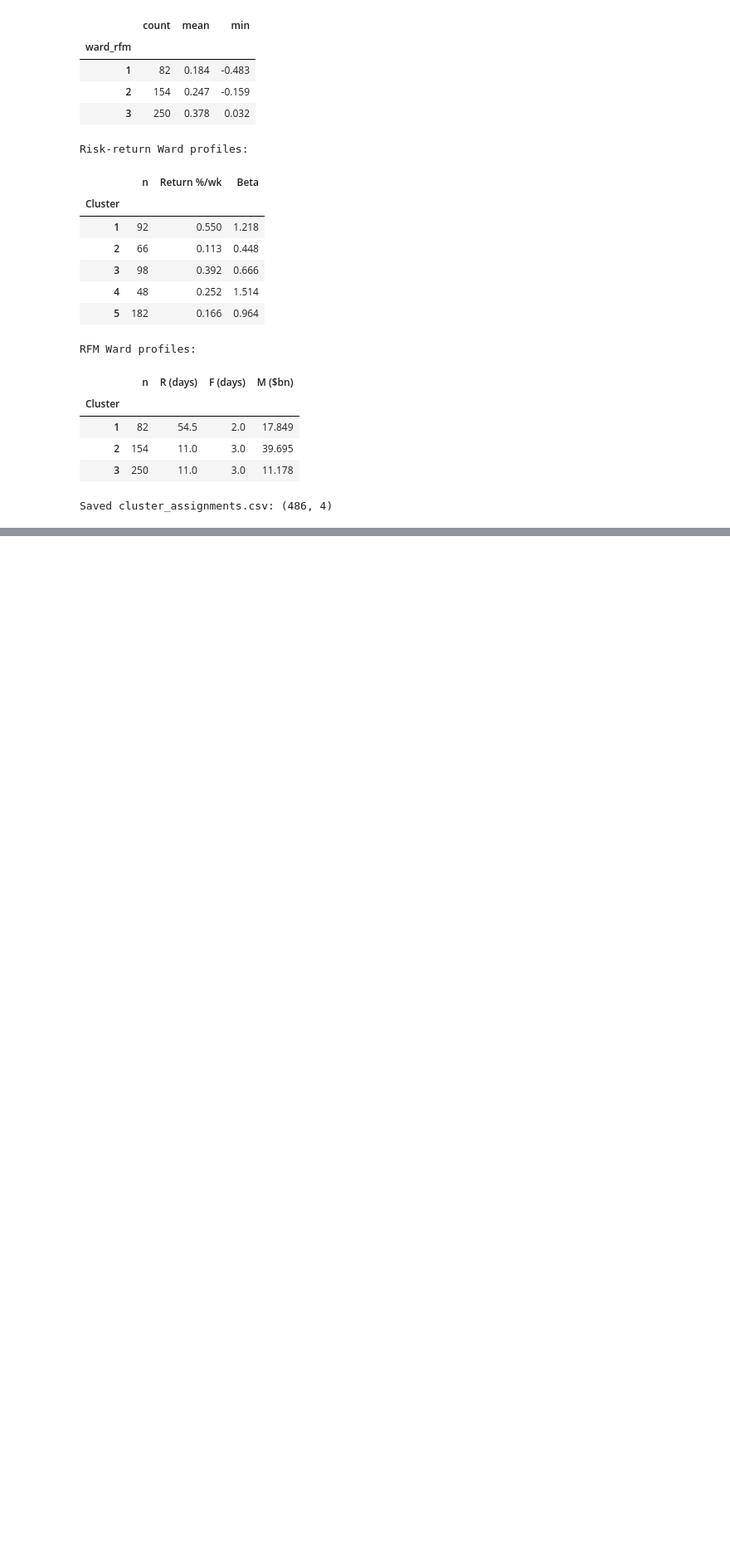
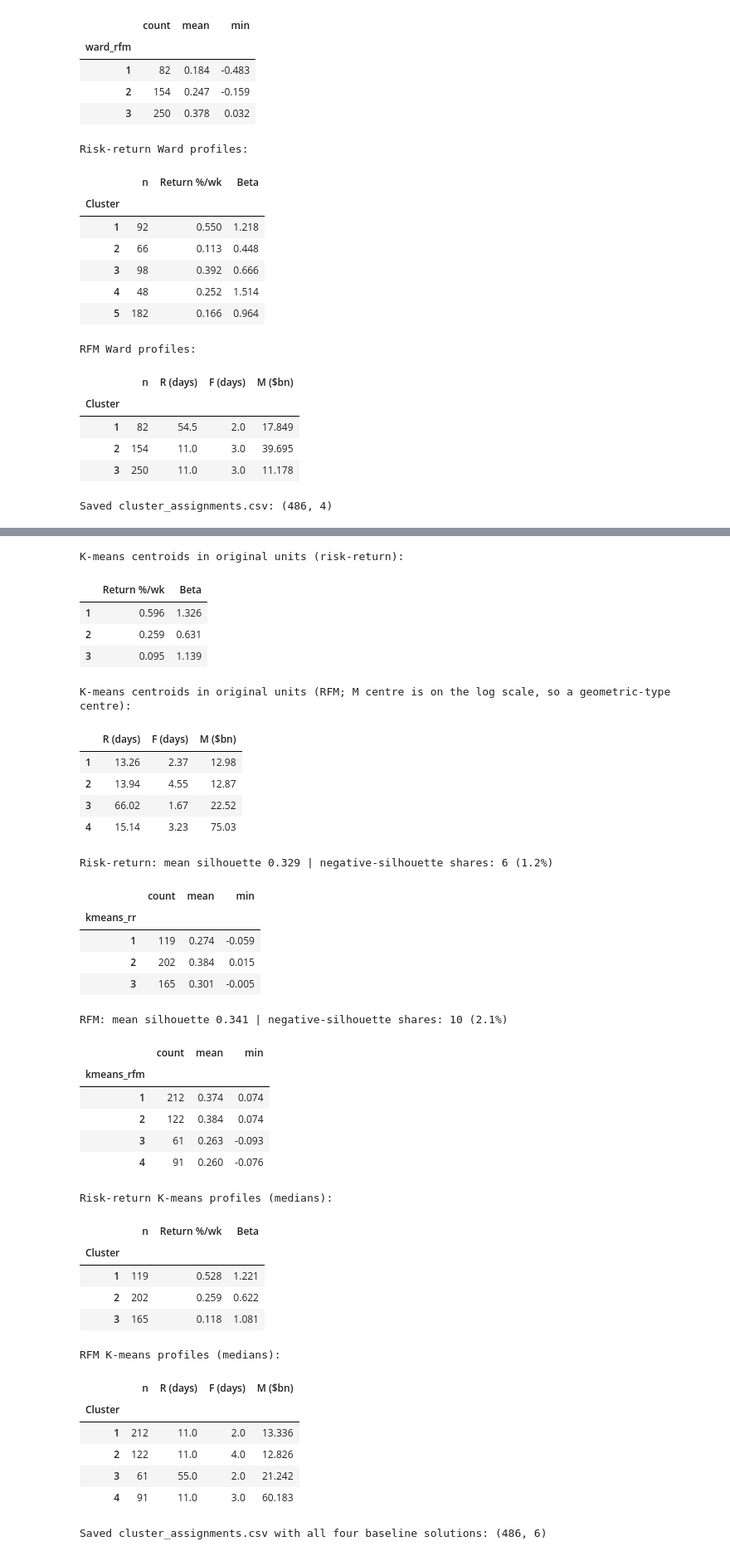
Before and after one commit to Dheena2411/CRM-CM-CW1, a Jupyter notebook: CRM&CM_CW1_T1_T2.ipynb, the cells around one changed output, grey strips where cells are left out. Shown at 83% size. Saved outputs shown, nothing was run; the diff lists cells and outputs as text; code cells hidden in the pictures; blank space fills up the shorter version.

```diff
--- a/CRM&CM_CW1_T1_T2.ipynb
+++ b/CRM&CM_CW1_T1_T2.ipynb
@@ -1158,0 +1303,78 @@ Saved cluster_assignments.csv: (486, 4)
+# %%
+K_KM_RR, K_KM_RFM = 3, 4          # chosen from Cells 32-34: stability, indices, sizes, profiles
+
+km_rr_model  = KMeans(n_clusters=K_KM_RR,  n_init=50, random_state=SEED).fit(Z_rr)
+km_rfm_model = KMeans(n_clusters=K_KM_RFM, n_init=50, random_state=SEED).fit(Z_rfm)
+km_rr  = pd.Series(km_rr_model.labels_ + 1,  index=common.index, name="kmeans_rr")
+km_rfm = pd.Series(km_rfm_model.labels_ + 1, index=common.index, name="kmeans_rfm")
+
+# Centroids converted back to original units (Monetary: expm1 reverses log1p)
+cent_rr = pd.DataFrame(scaler_rr.inverse_transform(km_rr_model.cluster_centers_),
+                       columns=["Return %/wk", "Beta"], index=range(1, K_KM_RR + 1))
+cent_rr["Return %/wk"] *= 100
+cent_rfm = pd.DataFrame(scaler_rfm.inverse_transform(km_rfm_model.cluster_centers_),
+                        columns=["R (days)", "F (days)", "M ($bn)"], index=range(1, K_KM_RFM + 1))
+cent_rfm["M ($bn)"] = np.expm1(cent_rfm["M ($bn)"]) / 1e9
+print("K-means centroids in original units (risk-return):")
+display(cent_rr.round(3))
+print("K-means centroids in original units (RFM; M centre is on the log scale, so a geometric-type centre):")
+display(cent_rfm.round(2))
+
+# Per-share silhouettes
+for name, Z, lab in [("Risk-return", Z_rr, km_rr), ("RFM", Z_rfm, km_rfm)]:
+    s = pd.Series(silhouette_samples(Z, lab), index=common.index)
+    print(f"{name}: mean silhouette {s.mean():.3f} | negative-silhouette shares: "
+          f"{(s < 0).sum()} ({(s < 0).mean():.1%})")
+    display(s.groupby(lab).agg(["count", "mean", "min"]).round(3))
+
+# Median profiles (same method as Ward, for comparability)
+print("Risk-return K-means profiles (medians):")
+display(profile(km_rr, ["Return %/wk", "Beta"]))
+print("RFM K-means profiles (medians):")
+display(profile(km_rfm, ["R (days)", "F (days)", "M ($bn)"]))
+
+# Add to the cluster assignment table: four baseline solutions
+cluster_assignments = pd.DataFrame({"ward_rr": ward_rr, "kmeans_rr": km_rr,
+                                    "ward_rfm": ward_rfm, "kmeans_rfm": km_rfm}).join(
+    common[["Security", "GICS Sector"]])
+cluster_assignments.to_csv("cluster_assignments.csv")
+print("Saved cluster_assignments.csv with all four baseline solutions:", cluster_assignments.shape)
+# %% [output]
+K-means centroids in original units (risk-return):
+|  | Return %/wk | Beta |
+| 1 | 0.596 | 1.326 |
+| 2 | 0.259 | 0.631 |
+| 3 | 0.095 | 1.139 |
+K-means centroids in original units (RFM; M centre is on the log scale, so a geometric-type centre):
+|  | R (days) | F (days) | M ($bn) |
+| 1 | 13.26 | 2.37 | 12.98 |
+| 2 | 13.94 | 4.55 | 12.87 |
+| 3 | 66.02 | 1.67 | 22.52 |
+| 4 | 15.14 | 3.23 | 75.03 |
+Risk-return: mean silhouette 0.329 | negative-silhouette shares: 6 (1.2%)
+|  | count | mean | min |
+| kmeans_rr |  |  |  |
+| 1 | 119 | 0.274 | -0.059 |
+| 2 | 202 | 0.384 | 0.015 |
+| 3 | 165 | 0.301 | -0.005 |
+RFM: mean silhouette 0.341 | negative-silhouette shares: 10 (2.1%)
+|  | count | mean | min |
+| kmeans_rfm |  |  |  |
+| 1 | 212 | 0.374 | 0.074 |
+| 2 | 122 | 0.384 | 0.074 |
+| 3 | 61 | 0.263 | -0.093 |
+| 4 | 91 | 0.260 | -0.076 |
+Risk-return K-means profiles (medians):
+|  | n | Return %/wk | Beta |
+| Cluster |  |  |  |
+| 1 | 119 | 0.528 | 1.221 |
+| 2 | 202 | 0.259 | 0.622 |
+| 3 | 165 | 0.118 | 1.081 |
+RFM K-means profiles (medians):
+|  | n | R (days) | F (days) | M ($bn) |
+| Cluster |  |  |  |  |
+| 1 | 212 | 11.0 | 2.0 | 13.336 |
+| 2 | 122 | 11.0 | 4.0 | 12.826 |
+| 3 | 61 | 55.0 | 2.0 | 21.242 |
+| 4 | 91 | 11.0 | 3.0 | 60.183 |
+Saved cluster_assignments.csv with all four baseline solutions: (486, 6)
```
Also changed, not shown: parts of 5 cells of this notebook.
